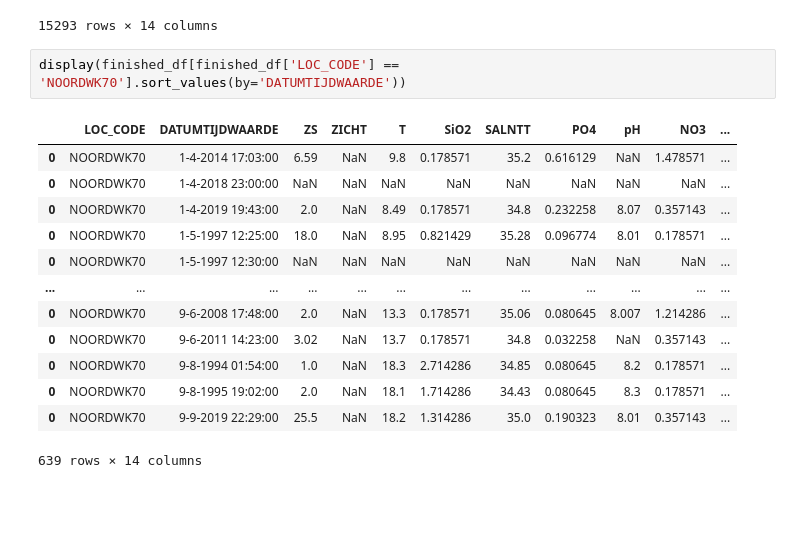
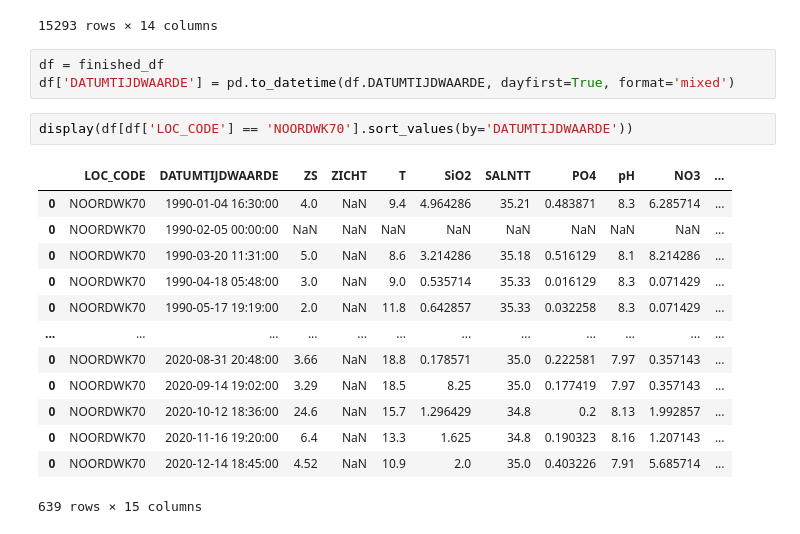
Before and after one commit to JinseiSteven/Phytoplankton-Prediction-Project, a Jupyter notebook: scripts/data_analysis_ABIO_tijdtest.ipynb, the cells around one changed output. Saved outputs shown, nothing was run; the diff lists cells and outputs as text; blank space fills up the shorter version.

```diff
--- a/scripts/data_analysis_ABIO_tijdtest.ipynb
+++ b/scripts/data_analysis_ABIO_tijdtest.ipynb
@@ -137,19 +137,22 @@ display(finished_df)
 | 0 | WALCRN70 | 9-8-1999 19:15:00 | 2.0 | NaN | 18.12 | 1.25 | 35.08 | 0.129032 | 7.989 | 0.107143 | ... |
 | 0 | WALCRN70 | 9-8-1999 19:34:00 | NaN | NaN | NaN | NaN | NaN | NaN | NaN | NaN | ... |
 15293 rows × 14 columns
+# %%
+df = finished_df
+df['DATUMTIJDWAARDE'] = pd.to_datetime(df.DATUMTIJDWAARDE, dayfirst=True, format='mixed')
 # %%
-display(finished_df[finished_df['LOC_CODE'] == 'NOORDWK70'].sort_values(by='DATUMTIJDWAARDE'))
+display(df[df['LOC_CODE'] == 'NOORDWK70'].sort_values(by='DATUMTIJDWAARDE'))
 # %% [output]
 |  | LOC_CODE | DATUMTIJDWAARDE | ZS | ZICHT | T | SiO2 | SALNTT | PO4 | pH | NO3 | ... |
-| 0 | NOORDWK70 | 1-4-2014 17:03:00 | 6.59 | NaN | 9.8 | 0.178571 | 35.2 | 0.616129 | NaN | 1.478571 | ... |
-| 0 | NOORDWK70 | 1-4-2018 23:00:00 | NaN | NaN | NaN | NaN | NaN | NaN | NaN | NaN | ... |
-| 0 | NOORDWK70 | 1-4-2019 19:43:00 | 2.0 | NaN | 8.49 | 0.178571 | 34.8 | 0.232258 | 8.07 | 0.357143 | ... |
-| 0 | NOORDWK70 | 1-5-1997 12:25:00 | 18.0 | NaN | 8.95 | 0.821429 | 35.28 | 0.096774 | 8.01 | 0.178571 | ... |
-| 0 | NOORDWK70 | 1-5-1997 12:30:00 | NaN | NaN | NaN | NaN | NaN | NaN | NaN | NaN | ... |
+| 0 | NOORDWK70 | 1990-01-04 16:30:00 | 4.0 | NaN | 9.4 | 4.964286 | 35.21 | 0.483871 | 8.3 | 6.285714 | ... |
+| 0 | NOORDWK70 | 1990-02-05 00:00:00 | NaN | NaN | NaN | NaN | NaN | NaN | NaN | NaN | ... |
+| 0 | NOORDWK70 | 1990-03-20 11:31:00 | 5.0 | NaN | 8.6 | 3.214286 | 35.18 | 0.516129 | 8.1 | 8.214286 | ... |
+| 0 | NOORDWK70 | 1990-04-18 05:48:00 | 3.0 | NaN | 9.0 | 0.535714 | 35.33 | 0.016129 | 8.3 | 0.071429 | ... |
+| 0 | NOORDWK70 | 1990-05-17 19:19:00 | 2.0 | NaN | 11.8 | 0.642857 | 35.33 | 0.032258 | 8.3 | 0.071429 | ... |
 | ... | ... | ... | ... | ... | ... | ... | ... | ... | ... | ... | ... |
-| 0 | NOORDWK70 | 9-6-2008 17:48:00 | 2.0 | NaN | 13.3 | 0.178571 | 35.06 | 0.080645 | 8.007 | 1.214286 | ... |
-| 0 | NOORDWK70 | 9-6-2011 14:23:00 | 3.02 | NaN | 13.7 | 0.178571 | 34.8 | 0.032258 | NaN | 0.357143 | ... |
-| 0 | NOORDWK70 | 9-8-1994 01:54:00 | 1.0 | NaN | 18.3 | 2.714286 | 34.85 | 0.080645 | 8.2 | 0.178571 | ... |
-| 0 | NOORDWK70 | 9-8-1995 19:02:00 | 2.0 | NaN | 18.1 | 1.714286 | 34.43 | 0.080645 | 8.3 | 0.178571 | ... |
-| 0 | NOORDWK70 | 9-9-2019 22:29:00 | 25.5 | NaN | 18.2 | 1.314286 | 35.0 | 0.190323 | 8.01 | 0.357143 | ... |
+| 0 | NOORDWK70 | 2020-08-31 20:48:00 | 3.66 | NaN | 18.8 | 0.178571 | 35.0 | 0.222581 | 7.97 | 0.357143 | ... |
+| 0 | NOORDWK70 | 2020-09-14 19:02:00 | 3.29 | NaN | 18.5 | 8.25 | 35.0 | 0.177419 | 7.97 | 0.357143 | ... |
+| 0 | NOORDWK70 | 2020-10-12 18:36:00 | 24.6 | NaN | 15.7 | 1.296429 | 34.8 | 0.2 | 8.13 | 1.992857 | ... |
+| 0 | NOORDWK70 | 2020-11-16 19:20:00 | 6.4 | NaN | 13.3 | 1.625 | 34.8 | 0.190323 | 8.16 | 1.207143 | ... |
+| 0 | NOORDWK70 | 2020-12-14 18:45:00 | 4.52 | NaN | 10.9 | 2.0 | 35.0 | 0.403226 | 7.91 | 5.685714 | ... |
-639 rows × 14 columns
+639 rows × 15 columns
```
Also changed, not shown: parts of 4 cells of this notebook, 3 other files.
